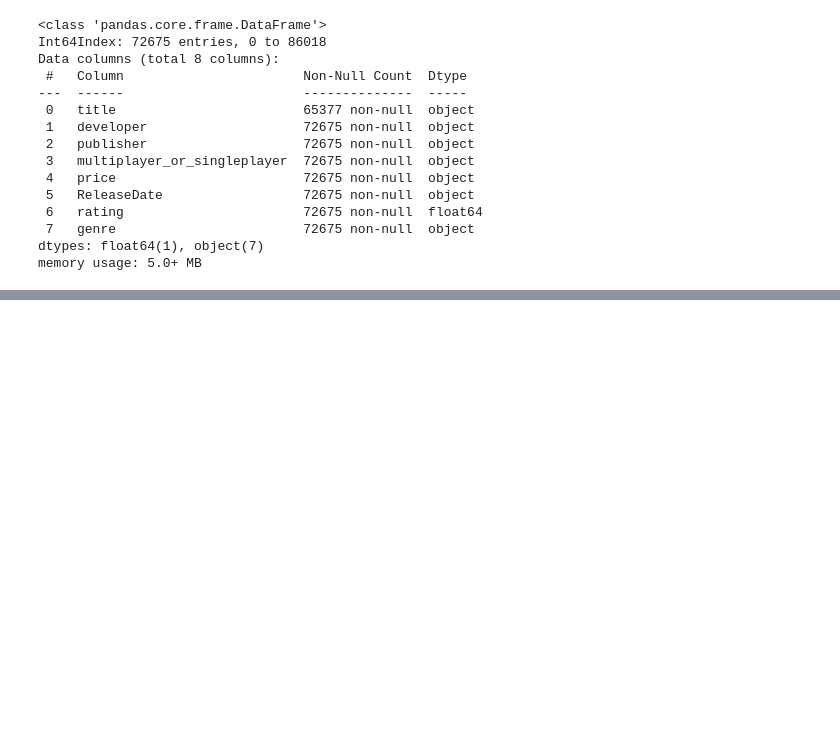
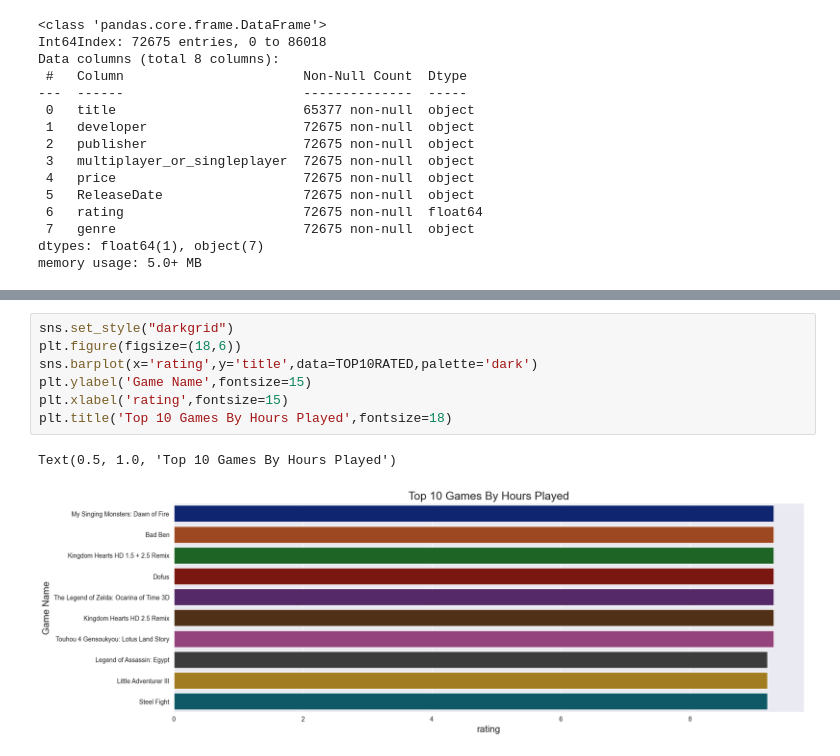
Before and after one commit to JacoboFdez/PROJECTO, a Jupyter notebook: notebook/Visualización .ipynb, the cells around one changed output, grey strips where cells are left out. Cells and saved outputs as stored; diff of their text form; blank space fills up the shorter version.

```diff
--- a/notebook/Visualización .ipynb
+++ b/notebook/Visualización .ipynb
@@ -209,0 +203,10 @@ Max10Play
+# %%
+sns.set_style("darkgrid")
+plt.figure(figsize=(18,6))
+sns.barplot(x='rating',y='title',data=TOP10RATED,palette='dark')
+plt.ylabel('Game Name',fontsize=15)
+plt.xlabel('rating',fontsize=15)
+plt.title('Top 10 Games By Hours Played',fontsize=18)
+# %% [output]
+Text(0.5, 1.0, 'Top 10 Games By Hours Played')
+[figure, added]
```
Also changed, not shown: parts of 37 cells of this notebook, 6 other files.
